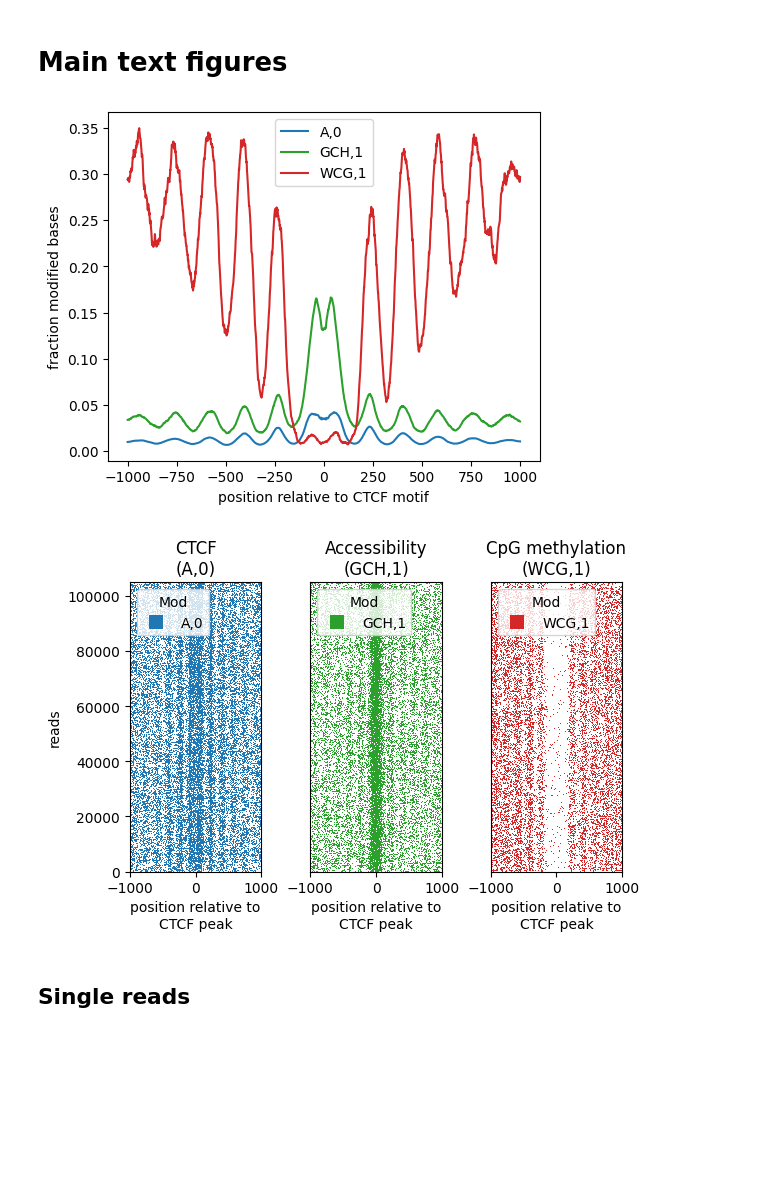
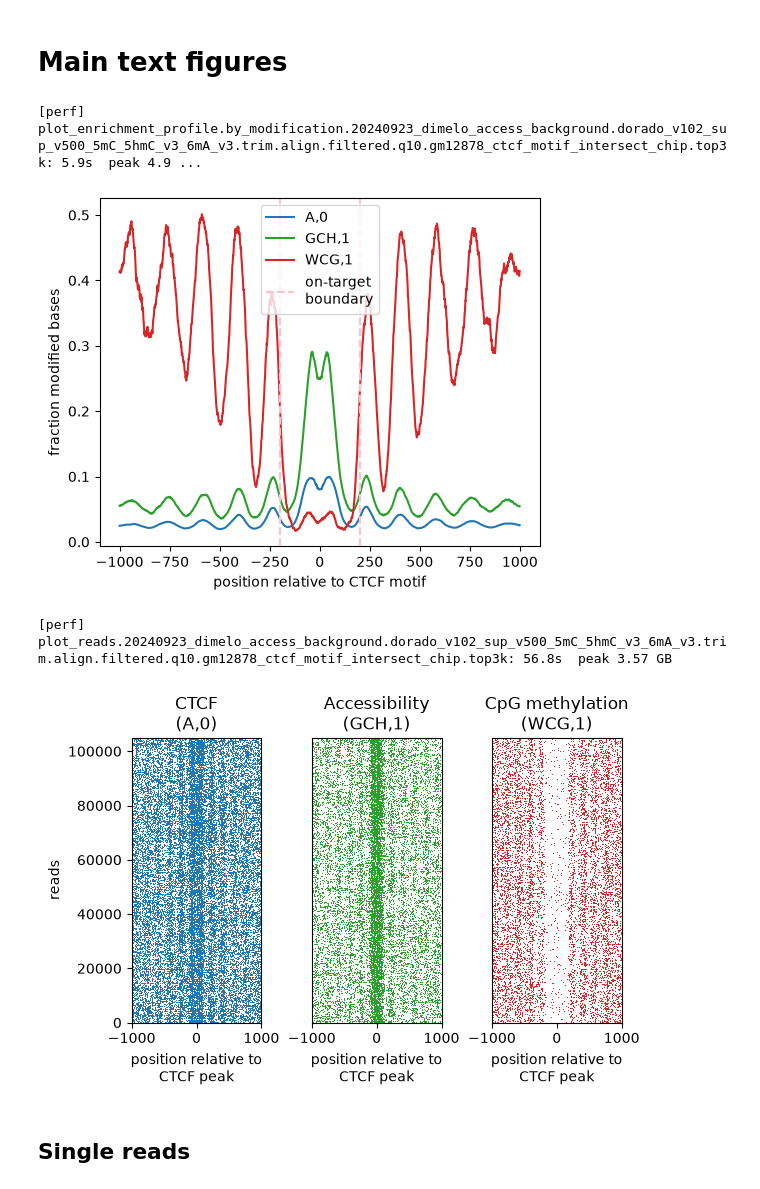
Before and after one commit to streetslab/multimodal-dimelo, a Jupyter notebook: CTCF_analysis.ipynb, the cells around one changed output. Drawn from its saved outputs; the diff is of its cells as text; code cells hidden in the pictures; blank space fills up the shorter version.

```diff
--- a/CTCF_analysis.ipynb
+++ b/CTCF_analysis.ipynb
@@ -40,7 +43,7 @@ single_read_plot_palette = {
 single_read_plot_colorscales = {k: ["white", v] for k, v in single_read_plot_palette.items()}
 
 motifs = ["A,0", "GCH,1", "WCG,1"]
-mod_prob_thresh = 0.95
+mod_prob_thresh = 0.75
 smoothing = 25
 n_cores = 10
 # %% [markdown]
@@ -206,53 +260,62 @@ parse_bam.pileup(
 # Main text figures
 # %%
 _, ax = plt.subplots(1, 1, figsize=(5, 4), layout="constrained")
-plot_enrichment_profile.by_modification(
-    config.processed_data_dir / f"pileup.{ctcf_output_id}" / "pileup.sorted.bed.gz",
-    regions=top_ctcf_bed_file,
-    motifs=motifs,
-    window_size=ctcf_main_figure_window_size,
-    smooth_window=smoothing,
-    palette=plotting.default_palette_map,
-    ax=ax
-)
+with track(f"plot_enrichment_profile.by_modification.{ctcf_output_id}", log_path="perf.jsonl"):
+    plot_enrichment_profile.by_modification(
+        config.processed_data_dir / f"pileup.{ctcf_output_id}" / "pileup.sorted.bed.gz",
+        regions=top_ctcf_bed_file,
+        motifs=motifs,
+        window_size=ctcf_main_figure_window_size,
+        smooth_window=smoothing,
+        palette=plotting.default_palette_map,
+        ax=ax
+    )
+plt.axvline(-ctcf_on_target_window_size, linestyle="--", color="pink", label="on-target\nboundary")
+plt.axvline(ctcf_on_target_window_size, linestyle="--", color="pink")
 ax.set_xlabel("position relative to CTCF motif")
 ax.legend(title="")
 
 plt.savefig(config.figure_dir / "ctcf.plot_enrichment_profile.svg")
 plt.show()
 plt.close()
 # %% [output]
+[perf] plot_enrichment_profile.by_modification.20240923_dimelo_access_background.dorado_v102_sup_v500_5mC_5hmC_v3_6mA_v3.trim.align.filtered.q10.gm12878_ctcf_motif_intersect_chip.top3k: 5.9s  peak 4.9 ...
-[figure, old version]
+[figure, new version]
 # %%
 _, axs = plt.subplots(1, 3, figsize=(6, 4), layout="constrained")
 titles = ["CTCF", "Accessibility", "CpG methylation"]
-for motif, ax, title in zip(motifs, axs, titles):
-    plot_reads.plot_reads(
-        mod_file_name=config.processed_data_dir / f"extract.{ctcf_output_id}" / "reads.combined_basemods.h5",
-        regions=top_ctcf_bed_file,
-        motifs=motif,
-        window_size=ctcf_main_figure_window_size,
-        regions_5to3prime=False,
-        sort_by="shuffle",
-        thresh=mod_prob_thresh,
-        ax=ax,
-        palette=plotting.default_palette_map,
-        rasterized=True,
-        s=0.03
-    )
-    ax.set_title(f"{title}\n({motif})")
-    ax.set_xlabel("position relative to\nCTCF peak")
-    ax.set_ylabel("reads")
-    if title != "CTCF":
-        ax.yaxis.set_visible(False)
-    ax.set_ylim(0,105000)
-    sns.move_legend(ax, loc="upper left")
+with track(f"plot_reads.{ctcf_output_id}", log_path="perf.jsonl"):
+    for motif, ax, title in zip(motifs, axs, titles):
+        plot_reads.plot_reads(
+            mod_file_name=config.processed_data_dir / f"extract.{ctcf_output_id}" / "reads.combined_basemods.h5",
+            regions=top_ctcf_bed_file,
+            motifs=motif,
+            window_size=ctcf_main_figure_window_size,
+            regions_5to3prime=False,
+            sort_by="shuffle",
+            thresh=mod_prob_thresh,
+            ax=ax,
+            palette=plotting.default_palette_map,
+            rasterized=True,
+            s=0.015
+        )
+        ax.set_title(f"{title}\n({motif})")
+        ax.set_xlabel("position relative to\nCTCF peak")
+        ax.set_ylabel("reads")
+        if title != "CTCF":
+            ax.yaxis.set_visible(False)
+        ax.set_ylim(0,105000)
+        legend = ax.get_legend()
+        if legend is not None:
+            legend.remove()
+        # sns.move_legend(ax, loc="upper left")
 
 plt.savefig(config.figure_dir / "ctcf.plot_reads.svg")
 plt.show()
 plt.close()
 # %% [output]
+[perf] plot_reads.20240923_dimelo_access_background.dorado_v102_sup_v500_5mC_5hmC_v3_6mA_v3.trim.align.filtered.q10.gm12878_ctcf_motif_intersect_chip.top3k: 56.8s  peak 3.57 GB
-[figure, old version]
+[figure, new version]
 # %% [markdown]
 ## Single reads
 # %%
```
Also changed, not shown: parts of 13 cells of this notebook, 8 other files.
